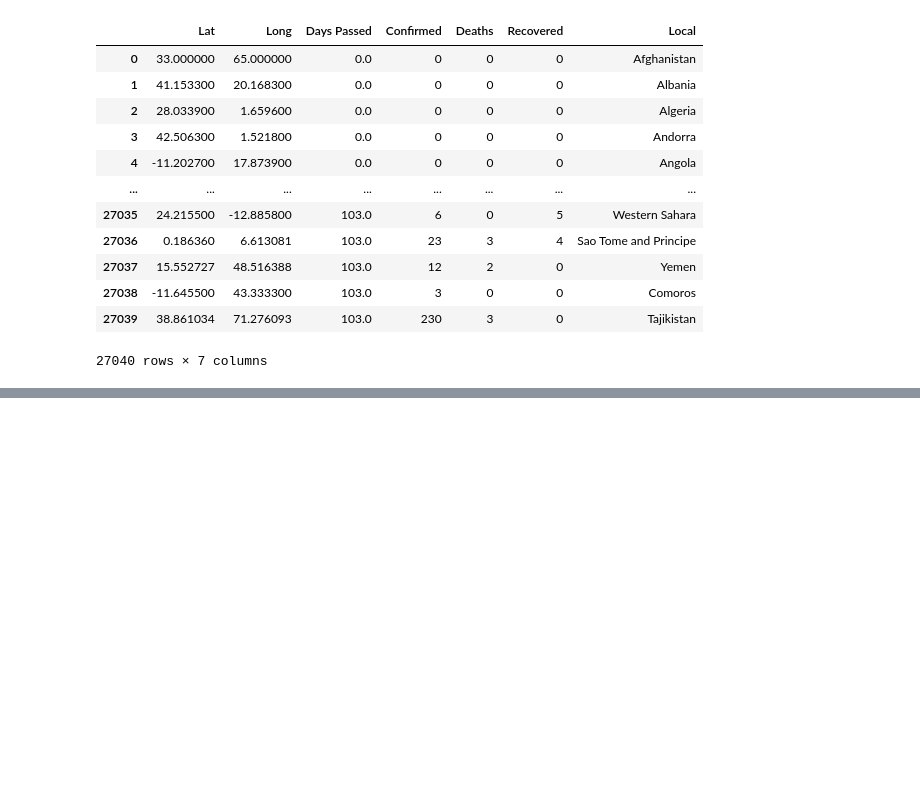
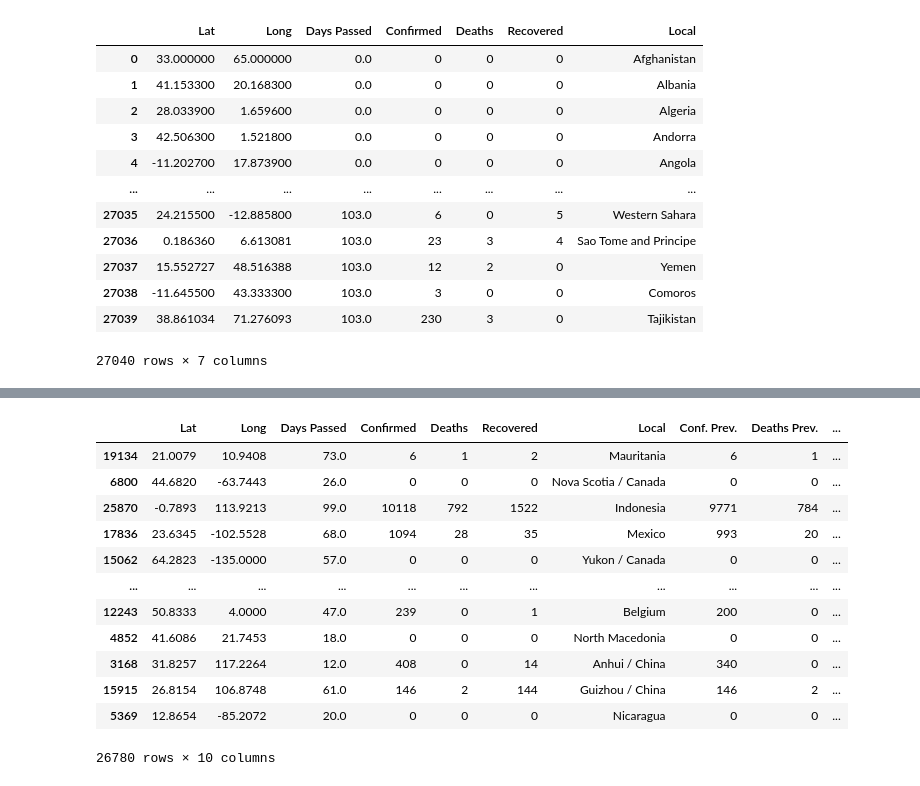
Before and after one commit to JoaoRicardoCardoso/MIEIC_IART_19_PROJ, a Jupyter notebook: PROJ2/Distance.Epi.ipynb, the cells around one changed output, grey strips where cells are left out. Cells and saved outputs as stored; diff of their text form; code cells hidden in the pictures; blank space fills up the shorter version.

```diff
--- a/PROJ2/Distance.Epi.ipynb
+++ b/PROJ2/Distance.Epi.ipynb
@@ -147,0 +158,21 @@ test
+# %%
+from sklearn.model_selection import train_test_split
+
+
+#criar set de treino e teste
+train, test = train_test_split(covid_data, test_size=0.0096)
+train
+# %% [output]
+|  | Lat | Long | Days Passed | Confirmed | Deaths | Recovered | Local | Conf. Prev. | Deaths Prev. | ... |
+| 19134 | 21.0079 | 10.9408 | 73.0 | 6 | 1 | 2 | Mauritania | 6 | 1 | ... |
+| 6800 | 44.6820 | -63.7443 | 26.0 | 0 | 0 | 0 | Nova Scotia / Canada | 0 | 0 | ... |
+| 25870 | -0.7893 | 113.9213 | 99.0 | 10118 | 792 | 1522 | Indonesia | 9771 | 784 | ... |
+| 17836 | 23.6345 | -102.5528 | 68.0 | 1094 | 28 | 35 | Mexico | 993 | 20 | ... |
+| 15062 | 64.2823 | -135.0000 | 57.0 | 0 | 0 | 0 | Yukon / Canada | 0 | 0 | ... |
+| ... | ... | ... | ... | ... | ... | ... | ... | ... | ... | ... |
+| 12243 | 50.8333 | 4.0000 | 47.0 | 239 | 0 | 1 | Belgium | 200 | 0 | ... |
+| 4852 | 41.6086 | 21.7453 | 18.0 | 0 | 0 | 0 | North Macedonia | 0 | 0 | ... |
+| 3168 | 31.8257 | 117.2264 | 12.0 | 408 | 0 | 14 | Anhui / China | 340 | 0 | ... |
+| 15915 | 26.8154 | 106.8748 | 61.0 | 146 | 2 | 144 | Guizhou / China | 146 | 2 | ... |
+| 5369 | 12.8654 | -85.2072 | 20.0 | 0 | 0 | 0 | Nicaragua | 0 | 0 | ... |
+26780 rows × 10 columns
```
Also changed, not shown: parts of 8 cells of this notebook, 1 other file.
